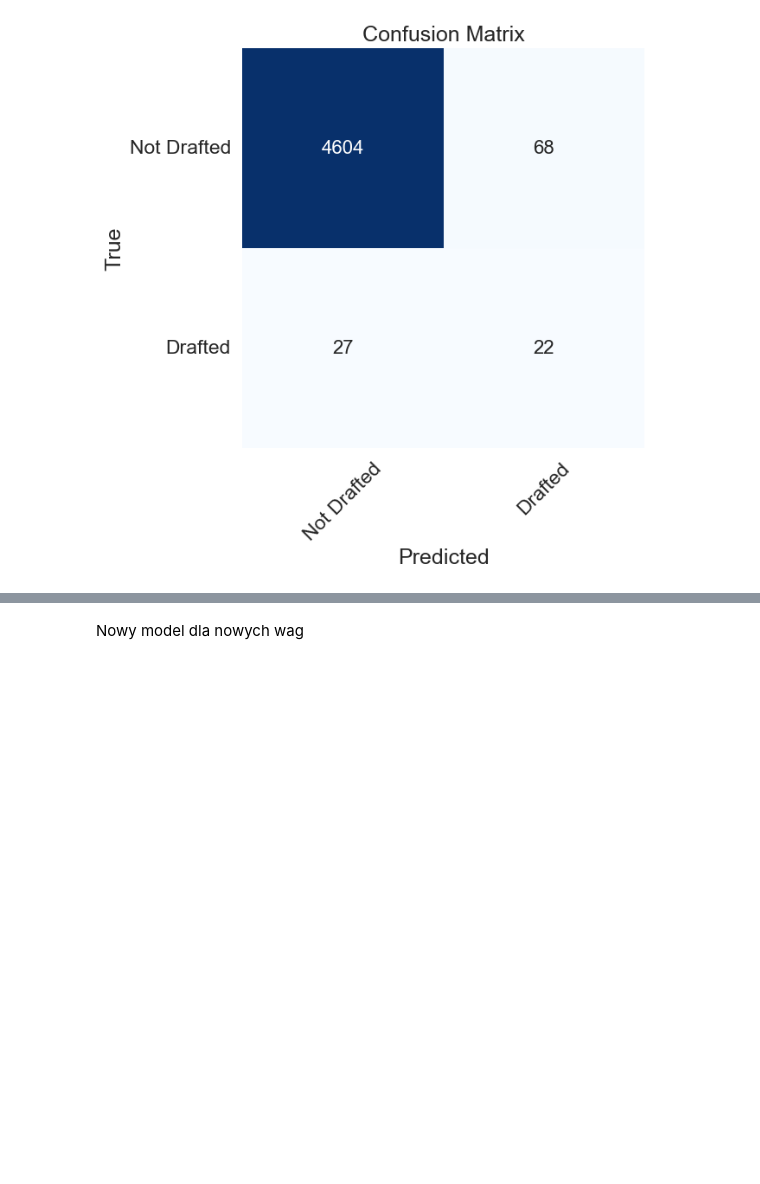
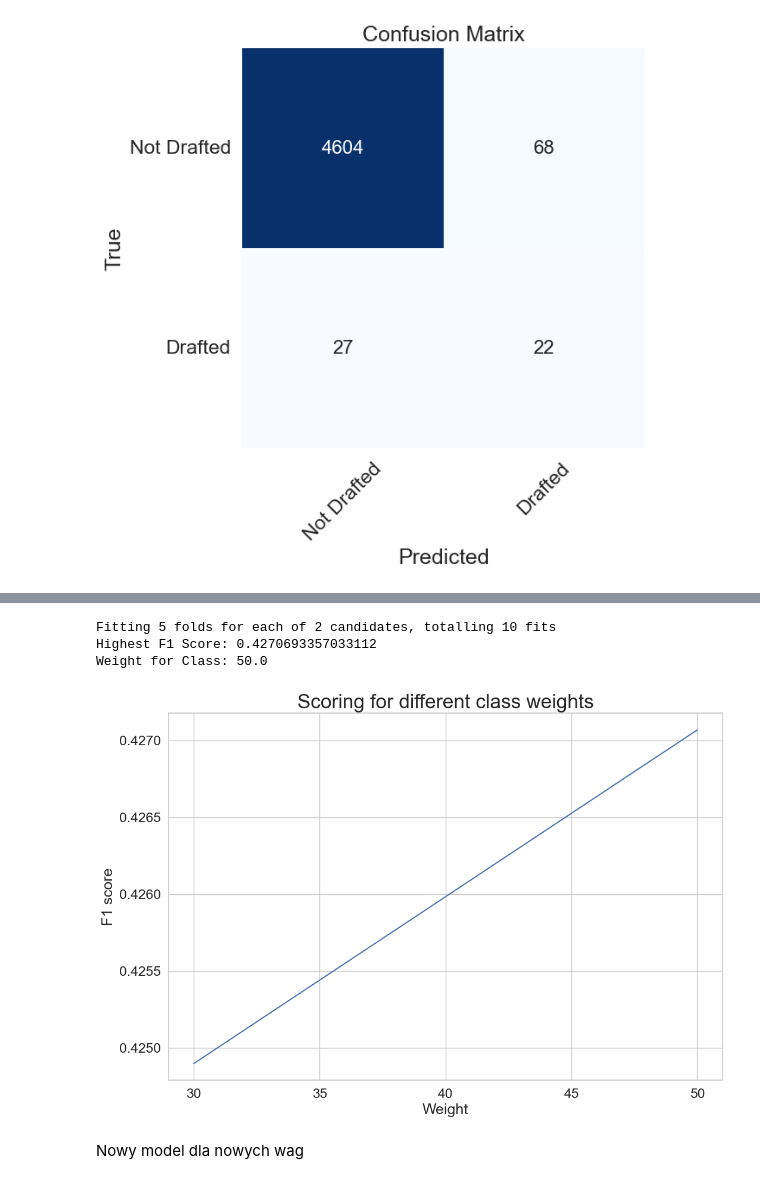
Before and after one commit to rakjuliaoczy/dr, a Jupyter notebook: XGBoost.ipynb, the cells around one changed output, grey strips where cells are left out. Cells and saved outputs as stored; diff of their text form; code cells hidden in the pictures; blank space fills up the shorter version.

```diff
--- a/XGBoost.ipynb
+++ b/XGBoost.ipynb
@@ -163,41 +189,44 @@ Validation presision score: 0.24444
 # %%
 #Setting the range for class weights
-weights = np.linspace(0.0,0.99,10)
+weights = np.linspace(30,50,2)
 
 #Creating a dictionary grid for grid search
-param_grid = {'class_weight': [{0:x, 1:1.0-x} for x in weights]}
+param_grid = {'scale_pos_weight': [x for x in weights]}
 
 #Fitting grid search to the train data with 5 folds
 gridsearch = GridSearchCV(estimator= model,
                           param_grid= param_grid,
                           cv=StratifiedKFold(),
                           n_jobs=-1,
                           scoring='f1',
                           verbose=2).fit(train_X, train_y)
 
 #Ploting the score for different values of weight
 sn.set_style('whitegrid')
 plt.figure(figsize=(12,8))
-weigh_data = pd.DataFrame({ 'score': gridsearch.cv_results_['mean_test_score'], 'weight': (1- weights)})
-sn.lineplot(weigh_data['weight'], weigh_data['score'])
-plt.xlabel('Weight for class 1')
+weigh_data = pd.DataFrame({ 'score': gridsearch.cv_results_['mean_test_score'], 'weight': weights})
+sn.lineplot(x='weight', y='score', data=weigh_data)
+plt.xlabel('Weight')
 plt.ylabel('F1 score')
-plt.xticks([round(i/10,1) for i in range(0,11,1)])
+plt.xticks([i for i in range(30,51,5)])
 plt.title('Scoring for different class weights', fontsize=24)
 # Get the index of the highest F1 score
 best_index = gridsearch.best_index_
 
 # Get the corresponding weight values for weight one and weight two
-best_weight_one = 1 - weights[best_index]
-best_weight_two = weights[best_index]
+best_weight = weights[best_index]
 
 # Get the highest F1 score
 best_f1_score = gridsearch.cv_results_['mean_test_score'][best_index]
 
 # Print the results
 print("Highest F1 Score:", best_f1_score)
-print("Weight for Class 1:", best_weight_one)
-print("Weight for Class 2:", best_weight_two)
+print("Weight for Class:", best_weight)
+# %% [output]
+Fitting 5 folds for each of 2 candidates, totalling 10 fits
+Highest F1 Score: 0.4270693357033112
+Weight for Class: 50.0
+[figure, added]
 # %% [markdown]
 Nowy model dla nowych wag
 # %%
```
Also changed, not shown: parts of 11 cells of this notebook, 2 other files.
